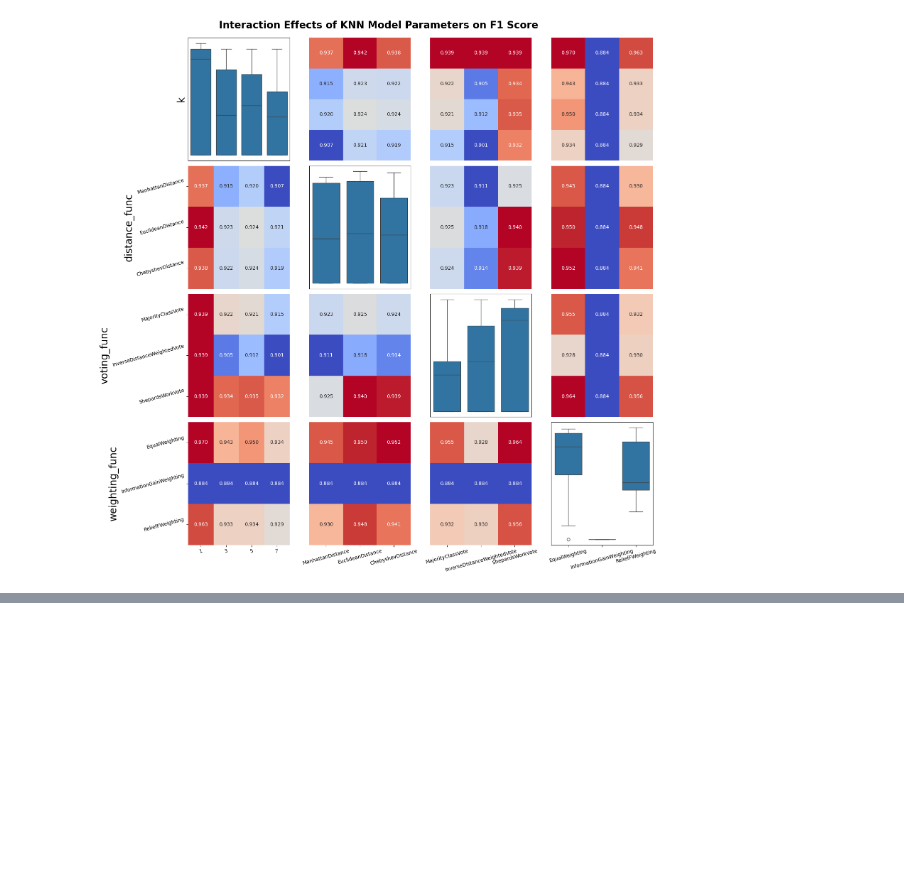
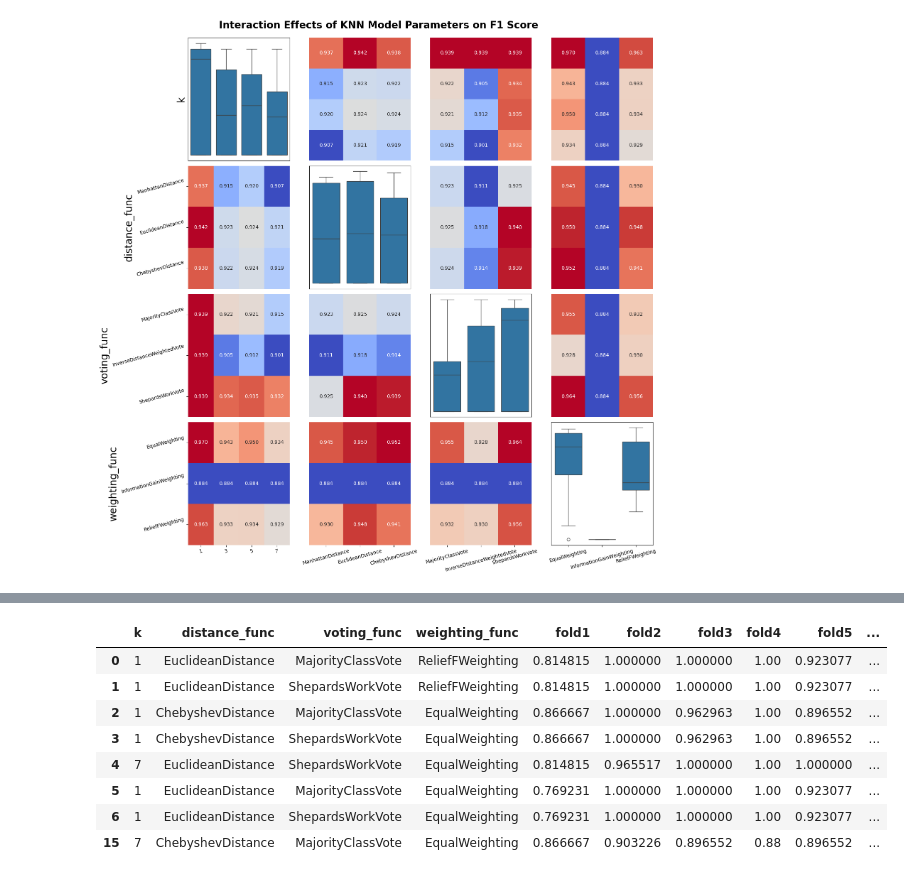
Before and after one commit to ZachParent/mai-intro-to-machine-learning, a Jupyter notebook: work2/notebooks/1.3-ZachParent-try-statistical-analysis.ipynb, the cells around one changed output, grey strips where cells are left out. Drawn from its saved outputs; the diff is of its cells as text; code cells hidden in the pictures; blank space fills up the shorter version.

```diff
--- a/work2/notebooks/1.3-ZachParent-try-statistical-analysis.ipynb
+++ b/work2/notebooks/1.3-ZachParent-try-statistical-analysis.ipynb
@@ -230,0 +343,21 @@ plt.show()
+# %%
+alpha = 0.05
+
+significant_pairs = []
+for i in nemenyi_results.index:
+    for j in nemenyi_results.columns:
+        if i < j and nemenyi_results.loc[i, j] < alpha:
+            significant_pairs.append((i, j, nemenyi_results.loc[i, j]))
+
+significant_pairs_df = models_with_top_values.iloc[list(set(np.array([[pair[0], pair[1]] for pair in significant_pairs]).flatten()))]
+significant_pairs_df
+# %% [output]
+|  | k | distance_func | voting_func | weighting_func | fold1 | fold2 | fold3 | fold4 | fold5 | ... |
+| 0 | 1 | EuclideanDistance | MajorityClassVote | ReliefFWeighting | 0.814815 | 1.000000 | 1.000000 | 1.00 | 0.923077 | ... |
+| 1 | 1 | EuclideanDistance | ShepardsWorkVote | ReliefFWeighting | 0.814815 | 1.000000 | 1.000000 | 1.00 | 0.923077 | ... |
+| 2 | 1 | ChebyshevDistance | MajorityClassVote | EqualWeighting | 0.866667 | 1.000000 | 0.962963 | 1.00 | 0.896552 | ... |
+| 3 | 1 | ChebyshevDistance | ShepardsWorkVote | EqualWeighting | 0.866667 | 1.000000 | 0.962963 | 1.00 | 0.896552 | ... |
+| 4 | 7 | EuclideanDistance | ShepardsWorkVote | EqualWeighting | 0.814815 | 0.965517 | 1.000000 | 1.00 | 1.000000 | ... |
+| 5 | 1 | EuclideanDistance | MajorityClassVote | EqualWeighting | 0.769231 | 1.000000 | 1.000000 | 1.00 | 0.923077 | ... |
+| 6 | 1 | EuclideanDistance | ShepardsWorkVote | EqualWeighting | 0.769231 | 1.000000 | 1.000000 | 1.00 | 0.923077 | ... |
+| 15 | 7 | ChebyshevDistance | MajorityClassVote | EqualWeighting | 0.866667 | 0.903226 | 0.896552 | 0.88 | 0.896552 | ... |
```
Also changed, not shown: parts of 5 cells of this notebook, 1 other file.
